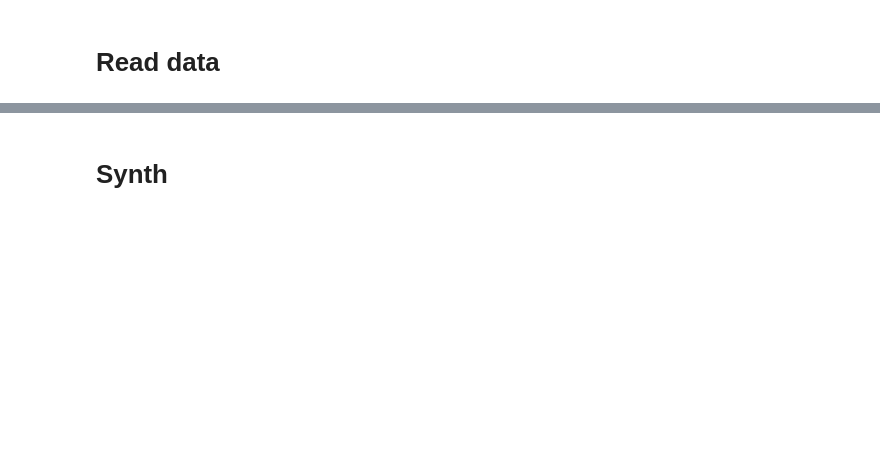
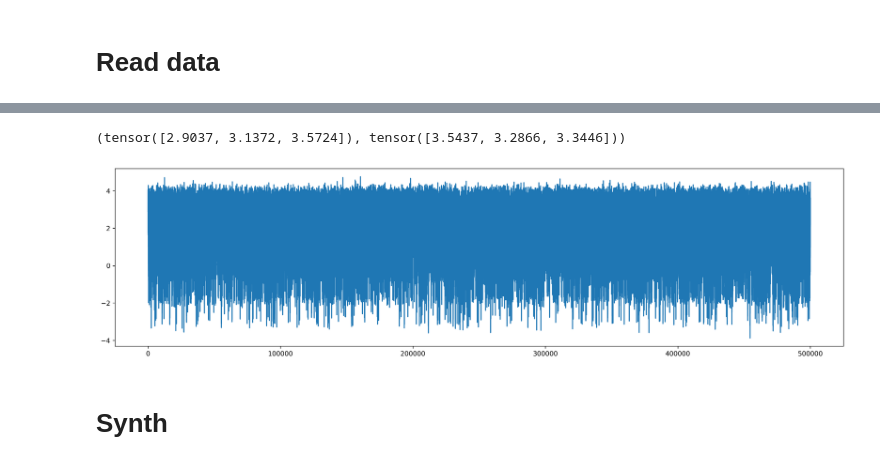
Before and after one commit to antorsae/liverpool-ion-switching, a Jupyter notebook: wavenet_recurrent.ipynb, the cells around one changed output, grey strips where cells are left out. Saved outputs shown, nothing was run; the diff lists cells and outputs as text; code cells hidden in the pictures; blank space fills up the shorter version.

```diff
--- a/wavenet_recurrent.ipynb
+++ b/wavenet_recurrent.ipynb
@@ -64,0 +65,4 @@ df_test['signal']  =   df_test_drift['signal']
+# %%
+train_drift = np.zeros_like(df_train['drift'])
+train_drift[1:] = df_train['drift'][:-1]
+df_train['signal'] =df_train['signal']-train_drift
@@ -86,3 +104,3 @@ test  = torch.cat((torch.FloatTensor(df_test ['signal'        ].values).unsqueez
 # %%
-test_clean  = np.load(str(p_input / 'test_x_without50hz.npy'))
-train_clean = np.load(str(p_input / 'train_x_without50hz.npy'))
+test_clean  = np.load(str(p_input / '3_x_sin_50hz_test.npy'))
+train_clean = np.load(str(p_input / '3_x_sin_50hz_train.npy'))
@@ -95,6 +107,24 @@ plt.plot(train[0].flatten())
-# %%
-train[0,:] = Tensor(train_clean)
-test[0,:]  = Tensor(test_clean)
+# %%
+test[0] = Tensor(test_clean)
+train[0] = Tensor(train_clean)
+# %%
+v = train.view(-1,SEGMENT_SIZE)[5].flatten()
+plt.plot(v)
+v[:3],v[-3:]
+# 0 -> tiene 1 a la derecha tensor([-2.7018, -2.9021, -2.9132]), tensor([-2.6448, -2.2073,  0.5308])
+# 1 -> tiene 1 a la derecha tensor([0.4947, 0.7075, 1.2971]), tensor([-1.3467,  1.0918,  4.0288])
+# 2 -> ok                   tensor([3.5391, 3.0217, 3.2449]), tensor([3.0148, 3.6597, 3.5583])
+# 3 -> ok                   tensor([-2.7539, -2.6119, -2.9998]), tensor([-1.8411, -1.4640, -1.3651])
+# 4 -> tiene 1 a la derecha tensor([-1.3653, -1.7875, -1.2660]), tensor([-1.4518, -1.6149,  1.5762])
+# 5 -> ok                          [6.5288, 6.8765, 7.5954]), tensor([4.7790, 3.6911, 3.4404])
+# 6 -> tiene pico a la derecha     [3.3252, 2.7811, 3.4194]), tensor([2.1872, 2.1858, 5.1116])
+# 7 -> posible pico a la derecha   [6.5214, 6.8871, 7.6502]), tensor([3.0014, 5.8755, 8.5547]
+# 8 -> posible pico a la derecha   [-2.1080, -2.7463, -2.7773]), tensor([-2.2898, -3.0290,  0.3246])
+# 9 -> ok                          [1.1031, 1.0392, 1.0167]), tensor([-0.1784, -0.0611, -0.2570])
+# 10,
+# %% [output]
+(tensor([2.9037, 3.1372, 3.5724]), tensor([3.5437, 3.2866, 3.3446]))
+[figure, added]
 # %% [markdown]
 # Synth
 # %%
```
Also changed, not shown: parts of 94 cells of this notebook.
